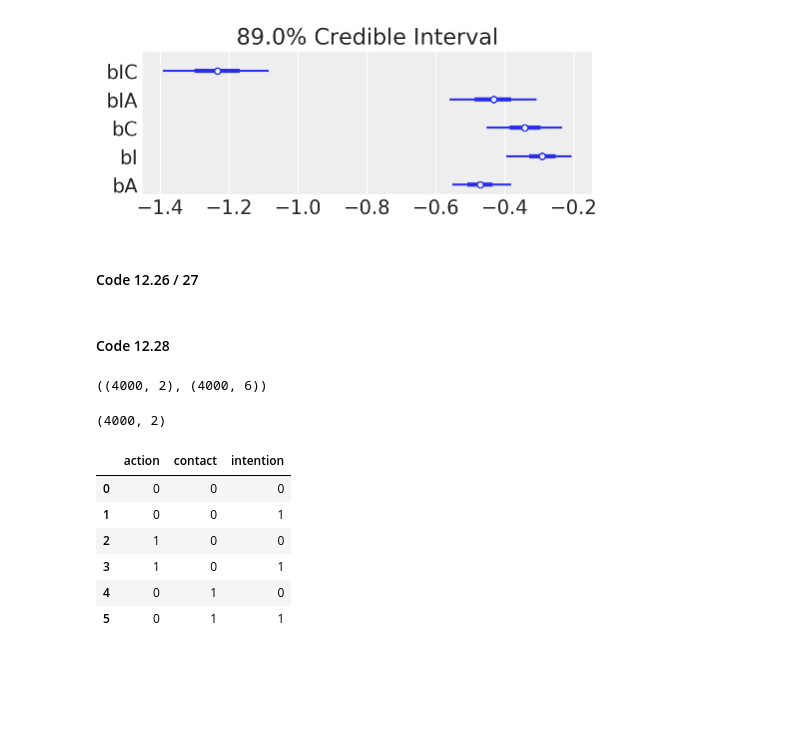
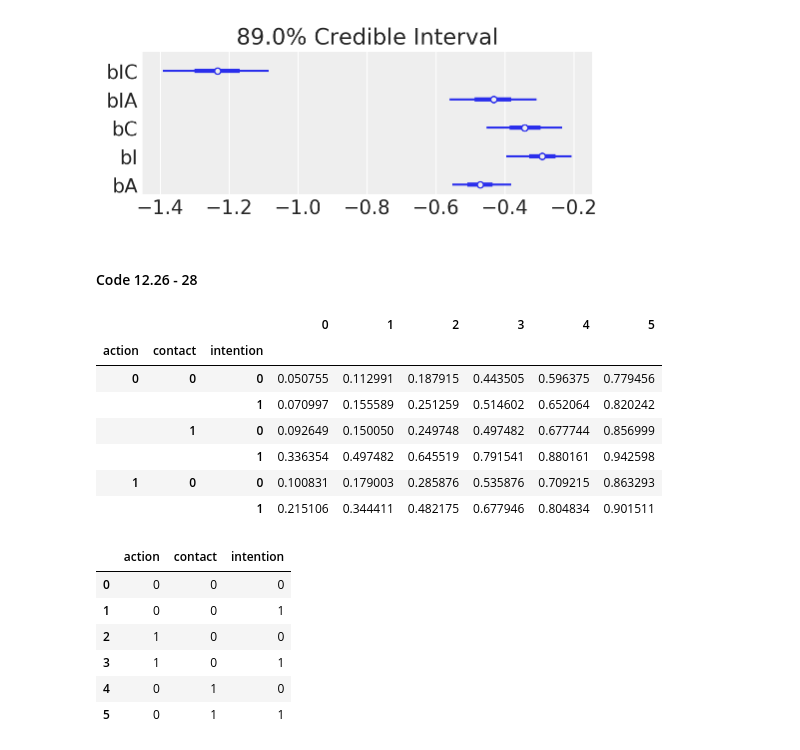
Before and after one commit to pymc-devs/pymc-resources, a Jupyter notebook: Rethinking_2/Chp_12.ipynb, the cells around one changed output. Cells and saved outputs as stored; diff of their text form; code cells hidden in the pictures; blank space fills up the shorter version.

```diff
--- a/Rethinking_2/Chp_12.ipynb
+++ b/Rethinking_2/Chp_12.ipynb
@@ -433,15 +426,18 @@ az.plot_forest(idata, var_names=["bIC", "bIA", "bC", "bI", "bA"], figsize=(5, 2)
 # %% [output]
 [figure]
 # %% [markdown]
-#### Code 12.26 / 27
+#### Code 12.26 - 28
-# %% [markdown]
-#### Code 12.28
-# %%
-pp_phi.shape, trace_12_5["cutpoints"].shape
-# %% [output]
-((4000, 2), (4000, 6))
-# %%
-pp_resp.shape
-# %% [output]
-(4000, 2)
+# %%
+p_obs = trolley_df.groupby(["action", "contact", "intention"]).response.value_counts(normalize=True, sort=False).unstack().cumsum(axis=1).iloc[:, :-1]
+p_obs.columns = range(6)
+p_obs
+# %% [output]
+|  |  |  | 0 | 1 | 2 | 3 | 4 | 5 |
+| action | contact | intention |  |  |  |  |  |  |
+| 0 | 0 | 0 | 0.050755 | 0.112991 | 0.187915 | 0.443505 | 0.596375 | 0.779456 |
+|  |  | 1 | 0.070997 | 0.155589 | 0.251259 | 0.514602 | 0.652064 | 0.820242 |
+|  | 1 | 0 | 0.092649 | 0.150050 | 0.249748 | 0.497482 | 0.677744 | 0.856999 |
+|  |  | 1 | 0.336354 | 0.497482 | 0.645519 | 0.791541 | 0.880161 | 0.942598 |
+| 1 | 0 | 0 | 0.100831 | 0.179003 | 0.285876 | 0.535876 | 0.709215 | 0.863293 |
+|  |  | 1 | 0.215106 | 0.344411 | 0.482175 | 0.677946 | 0.804834 | 0.901511 |
 # %%
```
Also changed, not shown: parts of 7 cells of this notebook.
